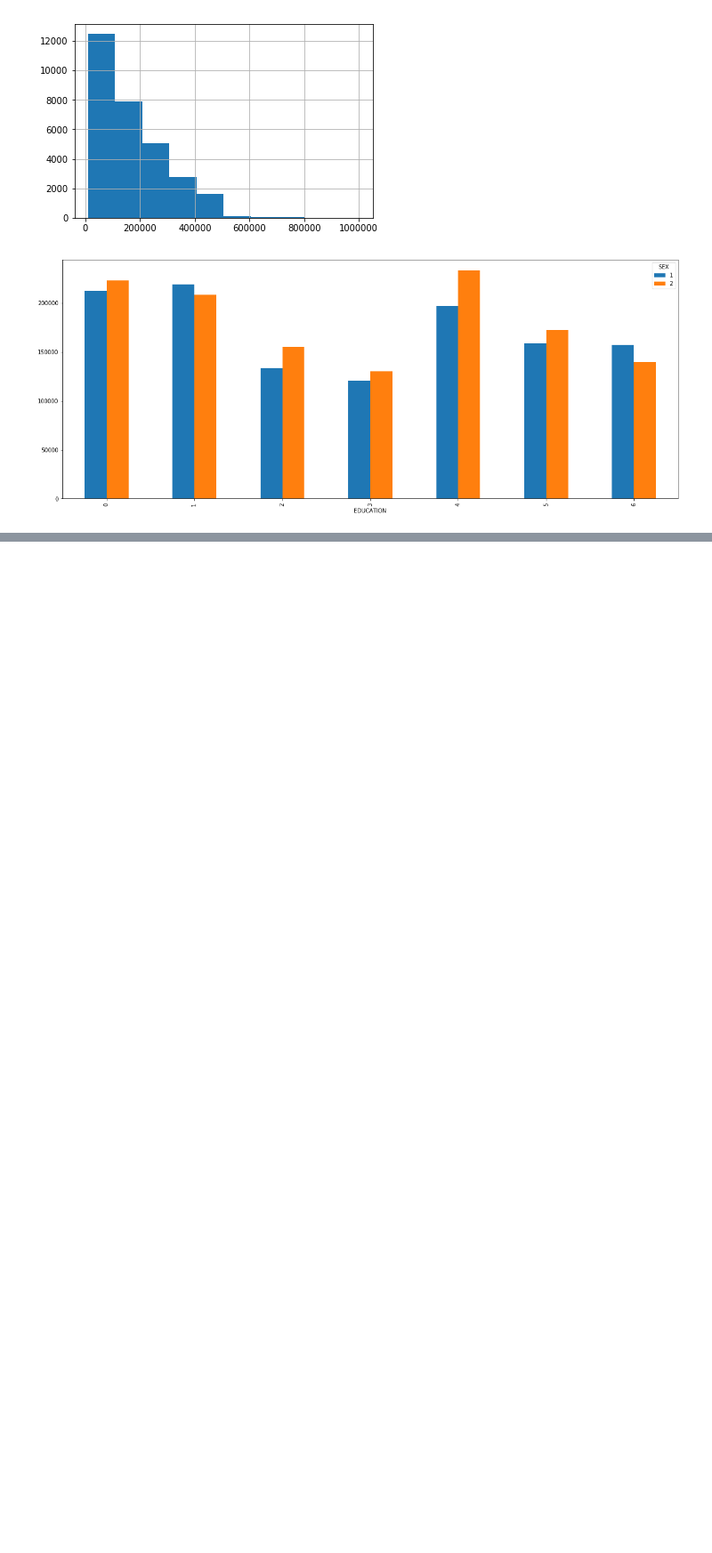
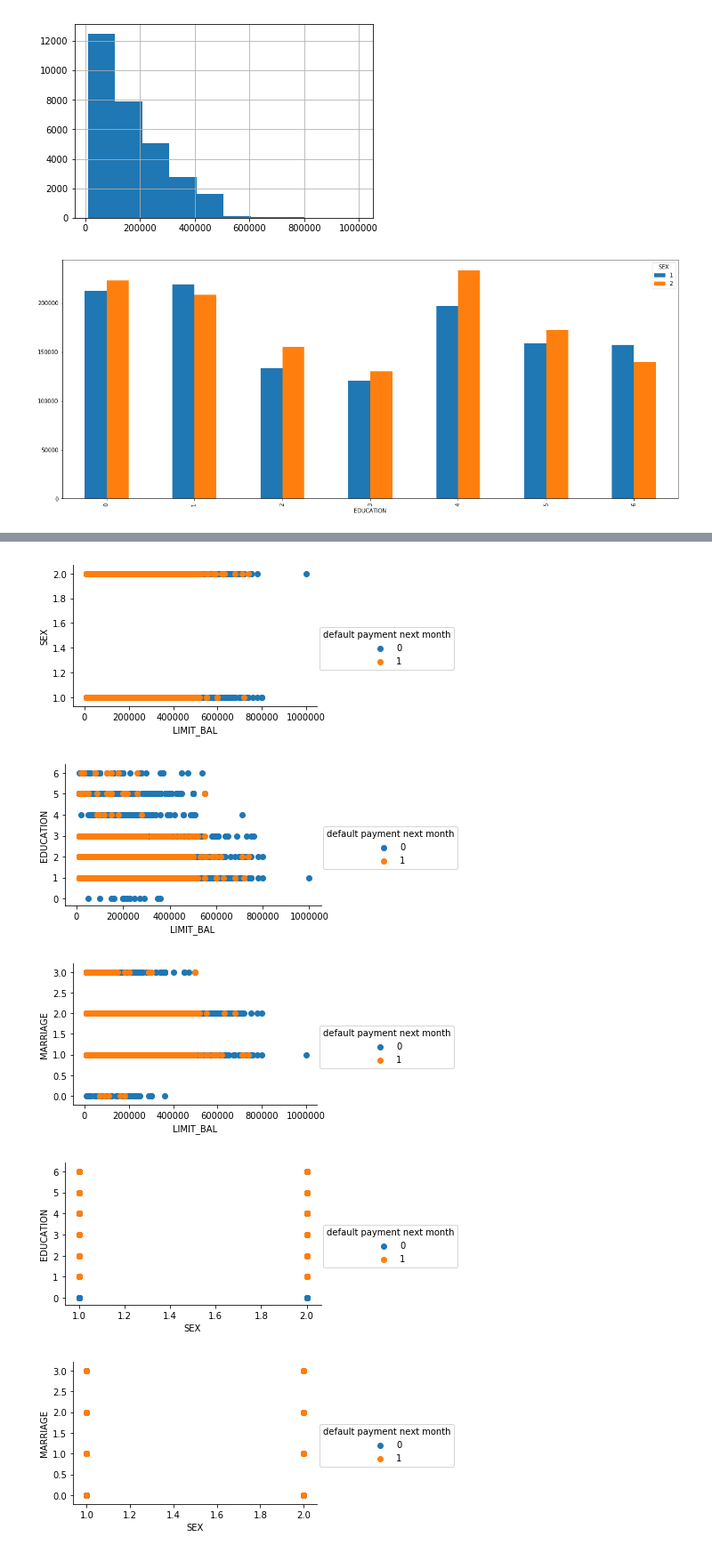
Before and after one commit to stavrovskaya/sfml, a Jupyter notebook: hw_01/hw1-task.ipynb, the cells around one changed output, grey strips where cells are left out. Shown at 89% size. Cells and saved outputs as stored; diff of their text form; code cells hidden in the pictures; blank space fills up the shorter version.

```diff
--- a/hw_01/hw1-task.ipynb
+++ b/hw_01/hw1-task.ipynb
@@ -148,0 +158,11 @@ import seaborn as sns
+# %%
+for i in range(1,5):
+    for j in range(i+1,5):
+        fg = sns.FacetGrid(data=df, hue='default payment next month', aspect=1.61)
+        fg.map(plt.scatter, df.columns[i], df.columns[j]).add_legend()
+# %% [output]
+[figure, added]
+[figure, added]
+[figure, added]
+[figure, added]
+[figure, added]
```
Also changed, not shown: parts of 5 cells of this notebook.
